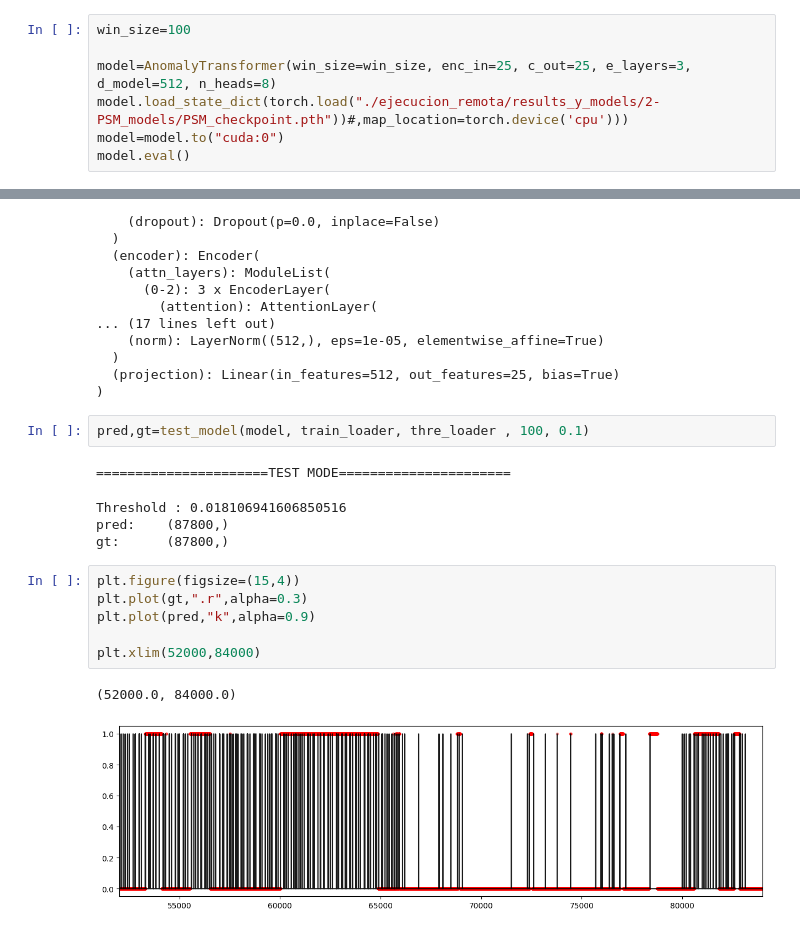
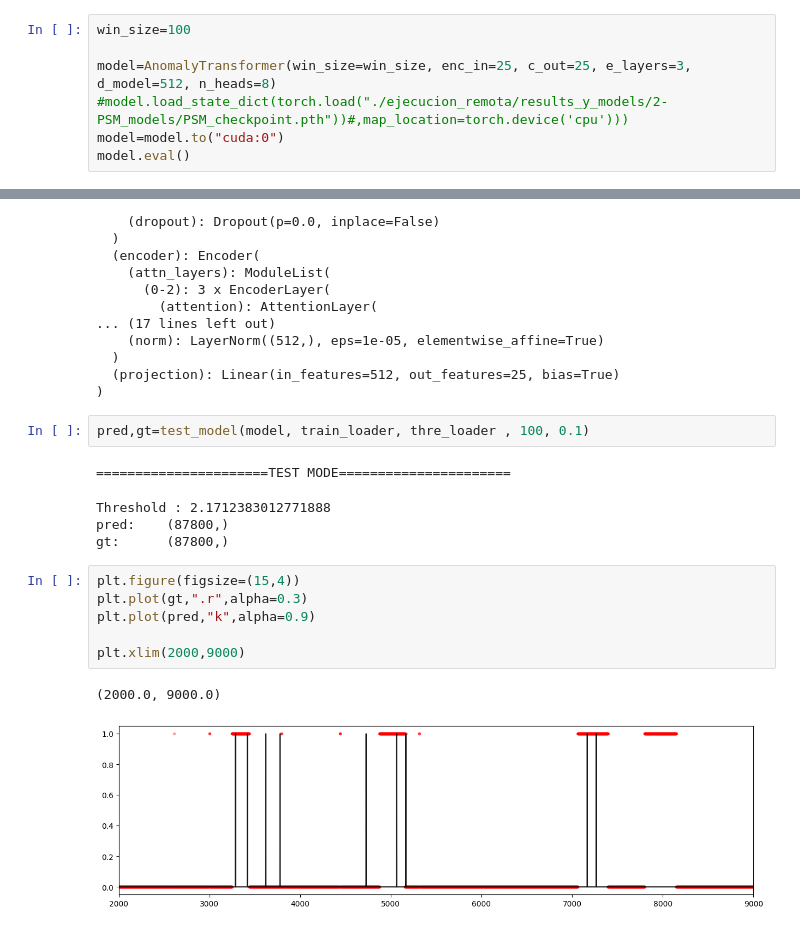
Before and after one commit to ArturoSirvent/TFM, a Jupyter notebook: 1-AnomalyTranformer_MIO/analysis_resultados_2-entrenamiento_PSM.ipynb, the cells around one changed output, grey strips where cells are left out. Drawn from its saved outputs; the diff is of its cells as text.

```diff
--- a/1-AnomalyTranformer_MIO/analysis_resultados_2-entrenamiento_PSM.ipynb
+++ b/1-AnomalyTranformer_MIO/analysis_resultados_2-entrenamiento_PSM.ipynb
@@ -674,7 +674,7 @@ train: (132481, 25)
 win_size=100
 
 model=AnomalyTransformer(win_size=win_size, enc_in=25, c_out=25, e_layers=3, d_model=512, n_heads=8)
-model.load_state_dict(torch.load("./ejecucion_remota/results_y_models/2-PSM_models/PSM_checkpoint.pth"))#,map_location=torch.device('cpu')))
+#model.load_state_dict(torch.load("./ejecucion_remota/results_y_models/2-PSM_models/PSM_checkpoint.pth"))#,map_location=torch.device('cpu')))
 model=model.to("cuda:0")
 model.eval()
 # %% [output]
@@ -699,15 +699,15 @@ AnomalyTransformer(
 pred,gt=test_model(model, train_loader, thre_loader , 100, 0.1)
 # %% [output]
 ======================TEST MODE======================
-Threshold : 0.018106941606850516
+Threshold : 2.1712383012771888
 pred:    (87800,)
 gt:      (87800,)
 # %%
 plt.figure(figsize=(15,4))
 plt.plot(gt,".r",alpha=0.3)
 plt.plot(pred,"k",alpha=0.9)
 
-plt.xlim(52000,84000)
+plt.xlim(2000,9000)
 # %% [output]
-(52000.0, 84000.0)
+(2000.0, 9000.0)
-[figure, old version]
+[figure, new version]
```
